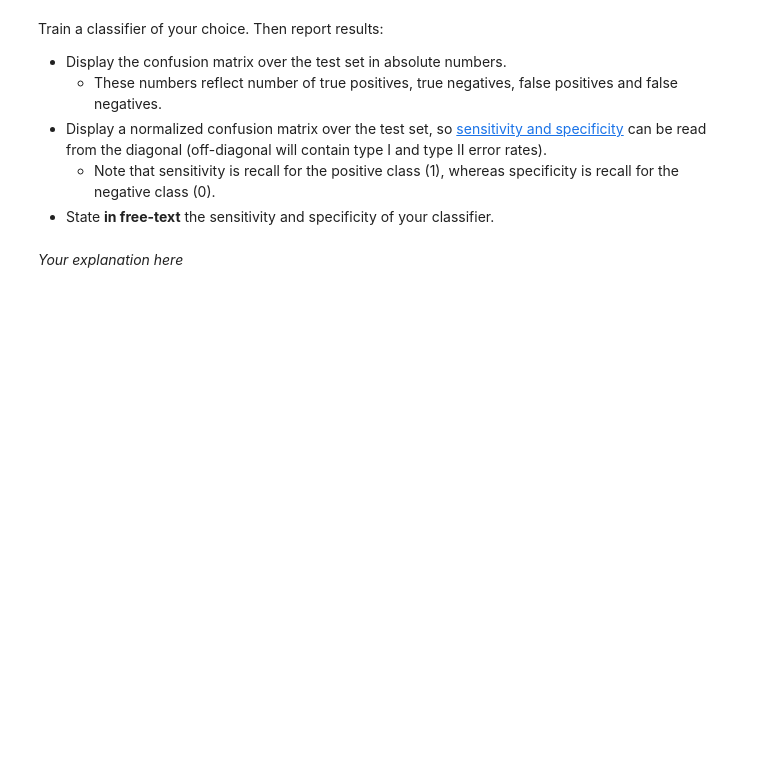
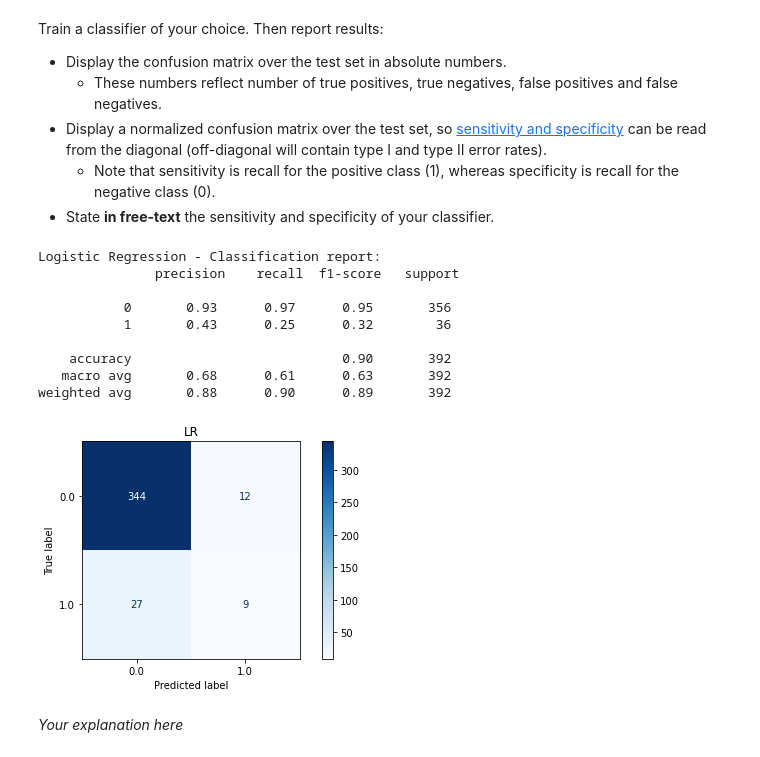
Before and after one commit to simonmoesorensen/02807DataScience-project-1, a Jupyter notebook: 02807_Project_1.ipynb, the cells around one changed output. Drawn from its saved outputs; the diff is of its cells as text; code cells hidden in the pictures; blank space fills up the shorter version.

```diff
--- a/02807_Project_1.ipynb
+++ b/02807_Project_1.ipynb
@@ -778,3 +909,5 @@ Lastly, drop any rows with missing values.
+# %%
+train = train.dropna()
 # %% [markdown]
 ## Part 4: Prediction (10 pts)
 # %% [markdown]
@@ -792,3 +923,15 @@ x_train, x_test, y_train, y_test
+# %%
+# target labels
+y_data = train['genres_Science Fiction']
+
+# input features
+x_data = train.drop(['genres_Science Fiction'], axis=1)
+
+y, uniques = pd.factorize(y_data)
+
+# generate training and test sets
+x_train, x_test, y_train, y_test = \
+    train_test_split(x_data, y, test_size=0.15, random_state=1)
 # %% [markdown]
 Feature scaling is a common requirement for many machine learning estimators: they might behave badly if the individual features do not more or less look like standard normally distributed data (e.g. Gaussian with 0 mean and unit variance). Run the following code to feature scale your input data.
 # %%
@@ -814,3 +958,41 @@ Train a classifier of your choice. Then report results:
+# %%
+from sklearn.metrics import classification_report
+from sklearn.metrics import accuracy_score
+from sklearn.neural_network import MLPClassifier
+from sklearn.linear_model import LogisticRegression
+
+# model initialisation
+lr = LogisticRegression(multi_class='ovr')
+mlp = MLPClassifier(hidden_layer_sizes=(10,10,10), max_iter=1000, verbose=1)
+
+# train our model
+lr.fit(x_train, y_train)
+mlp.fit(x_train, y_train)
+
+# use our model to predict
+y_pred_lr = lr.predict(x_test)
+y_pred = mlp.predict(x_test)
+
+# Confusion matrix
+import matplotlib.pyplot as plt
+from sklearn.metrics import confusion_matrix, plot_confusion_matrix
+
+print("Logistic Regression - Classification report:\n",
+      classification_report(y_test, y_pred_lr))
+fig, ax = plt.subplots(1, 1, figsize=(8, 4))
+plot_confusion_matrix(lr, x_test, y_test, display_labels=uniques, cmap=plt.cm.Blues, ax=ax)
+_ = ax.set_title('LR')
+# %% [output]
+Logistic Regression - Classification report:
+               precision    recall  f1-score   support
+
+           0       0.93      0.97      0.95       356
+           1       0.43      0.25      0.32        36
+
+    accuracy                           0.90       392
+   macro avg       0.68      0.61      0.63       392
+weighted avg       0.88      0.90      0.89       392
+[figure, added]
 # %% [markdown]
 *Your explanation here*
 # %% [markdown]
```
Also changed, not shown: parts of 34 cells of this notebook.
